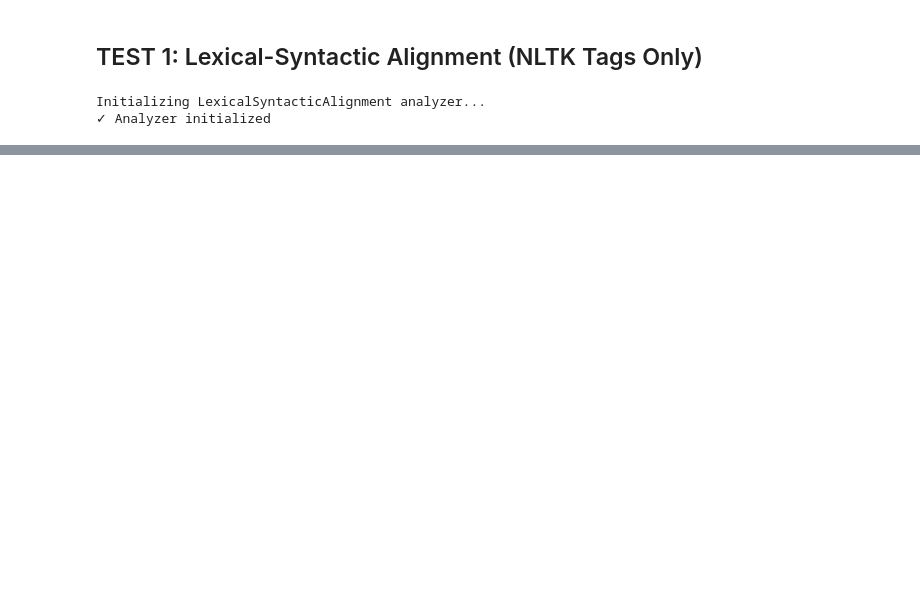
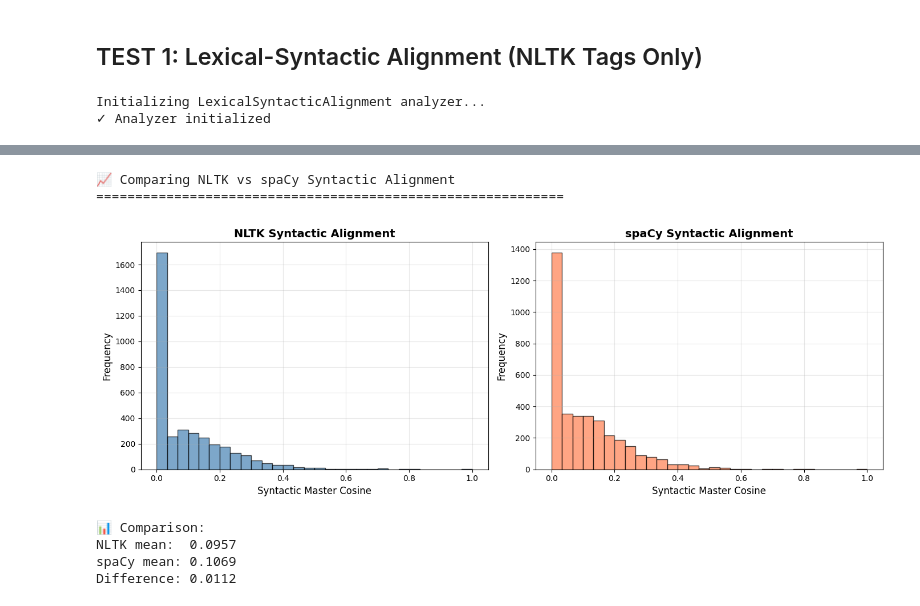
Before and after one commit to nickduran/llm-linguistic-alignment, a Jupyter notebook: sandbox-prepare/test_comprehensive_alignment.ipynb, the cells around one changed output, grey strips where cells are left out. Cells and saved outputs as stored; diff of their text form; code cells hidden in the pictures; blank space fills up the shorter version.

```diff
--- a/sandbox-prepare/test_comprehensive_alignment.ipynb
+++ b/sandbox-prepare/test_comprehensive_alignment.ipynb
@@ -266,0 +458,42 @@ print("\n🔄 Now RESTART KERNEL and re-import!")
+# %%
+# Compare NLTK vs spaCy syntactic alignment
+if results_lexsyn_spacy is not None:
+    print("\n📈 Comparing NLTK vs spaCy Syntactic Alignment")
+    print("="*60)
+
+    fig, axes = plt.subplots(1, 2, figsize=(14, 5))
+
+    # NLTK syntactic alignment
+    results_lexsyn_nltk['syntactic_master_cosine'].hist(
+        ax=axes[0], bins=30, edgecolor='black', alpha=0.7, color='steelblue'
+    )
+    axes[0].set_title('NLTK Syntactic Alignment', fontsize=14, fontweight='bold')
+    axes[0].set_xlabel('Syntactic Master Cosine', fontsize=12)
+    axes[0].set_ylabel('Frequency', fontsize=12)
+    axes[0].grid(alpha=0.3)
+
+    # spaCy syntactic alignment
+    results_lexsyn_spacy['syntactic_master_cosine'].hist(
+        ax=axes[1], bins=30, edgecolor='black', alpha=0.7, color='coral'
+    )
+    axes[1].set_title('spaCy Syntactic Alignment', fontsize=14, fontweight='bold')
+    axes[1].set_xlabel('Syntactic Master Cosine', fontsize=12)
+    axes[1].set_ylabel('Frequency', fontsize=12)
+    axes[1].grid(alpha=0.3)
+
+    plt.tight_layout()
+    plt.show()
+
+    # Compare statistics
+    print("\n📊 Comparison:")
+    print(f"NLTK mean:  {results_lexsyn_nltk['syntactic_master_cosine'].mean():.4f}")
+    print(f"spaCy mean: {results_lexsyn_spacy['syntactic_master_cosine'].mean():.4f}")
+    print(f"Difference: {abs(results_lexsyn_nltk['syntactic_master_cosine'].mean() - results_lexsyn_spacy['syntactic_master_cosine'].mean()):.4f}")
+# %% [output]
+📈 Comparing NLTK vs spaCy Syntactic Alignment
+============================================================
+[figure, added]
+📊 Comparison:
+NLTK mean:  0.0957
+spaCy mean: 0.1069
+Difference: 0.0112
```
Also changed, not shown: parts of 25 cells of this notebook, 3 other files.
